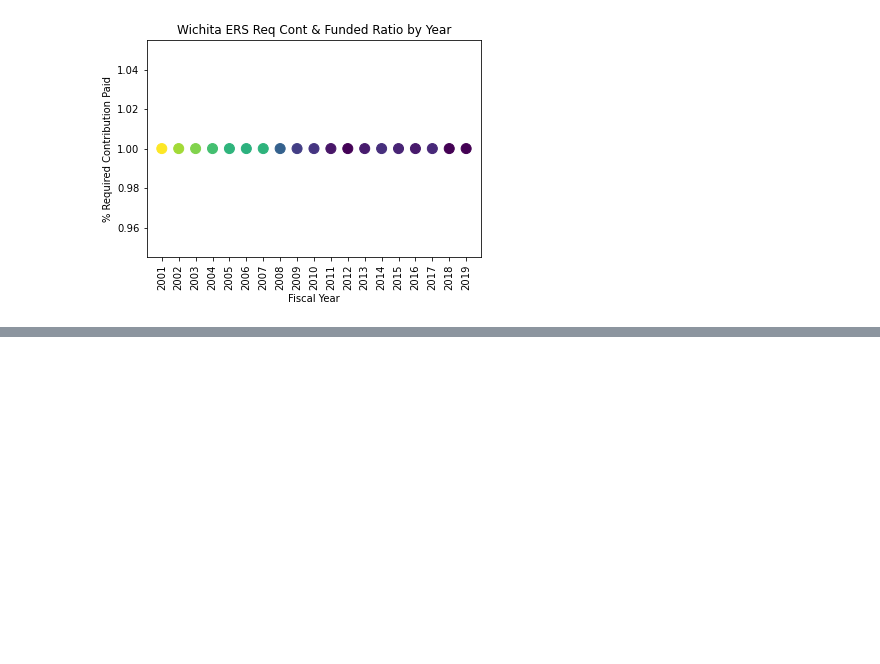
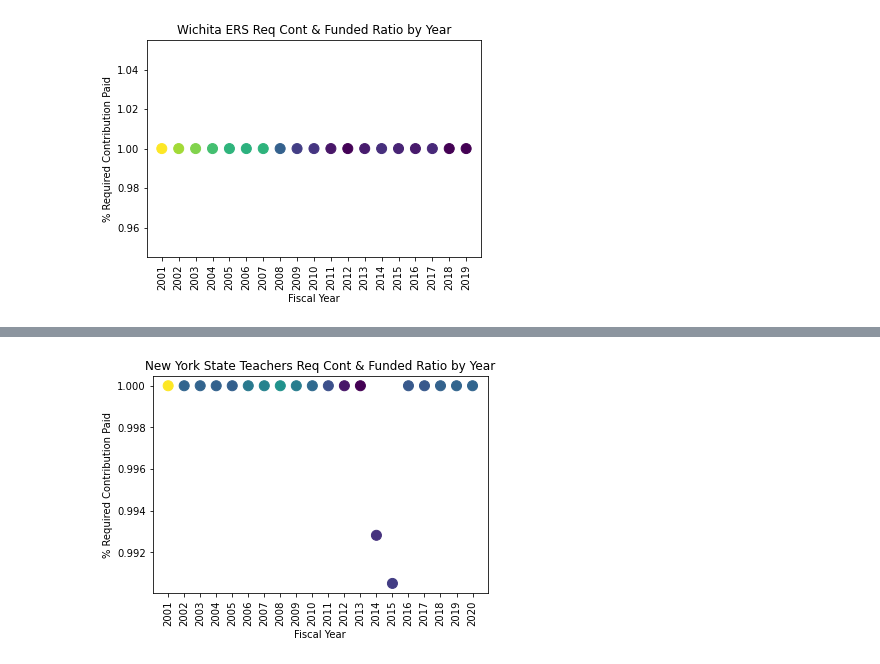
Before and after one commit to DeltaDeutsch/PPD-Group-Project, a Jupyter notebook: PPD Group Funding Cont.ipynb, the cells around one changed output, grey strips where cells are left out. Drawn from its saved outputs; the diff is of its cells as text; code cells hidden in the pictures; blank space fills up the shorter version.

```diff
--- a/PPD Group Funding Cont.ipynb
+++ b/PPD Group Funding Cont.ipynb
@@ -247,0 +280,12 @@ plt.savefig('plot images\plan_179_cont_v_year.png')
+# %%
+plt.title("New York State Teachers Req Cont & Funded Ratio by Year")
+plt.ylabel("% Required Contribution Paid")
+plt.xlabel("Fiscal Year")
+#plt.plot(x_values,regress_values,"r-")
+#plt.annotate(line_eq,(16,50))
+plt.scatter(plan_78_fy,plan_78_contpaid,c=plan_78_fundrat, s=100)
+plt.xticks(rotation=90)
+plt.show
+plt.savefig('plot images\plan_78_cont_v_year.png')
+# %% [output]
+[figure, added]
```
Also changed, not shown: parts of 10 cells of this notebook, 10 other files.
